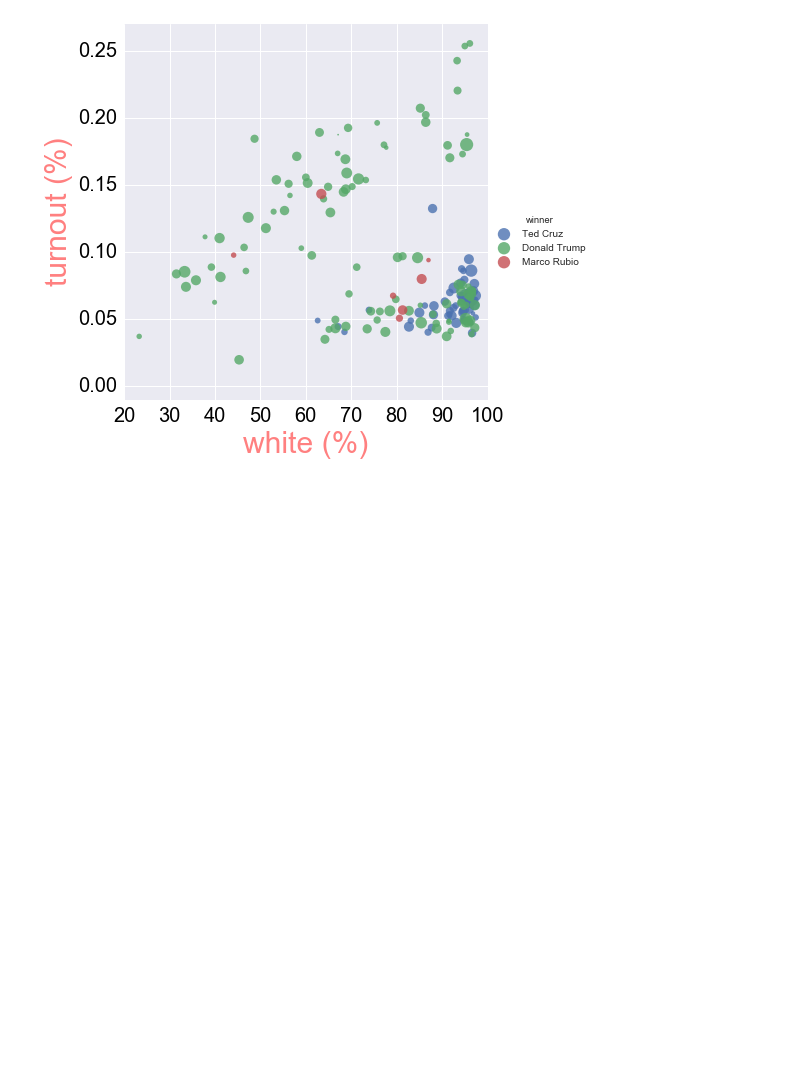
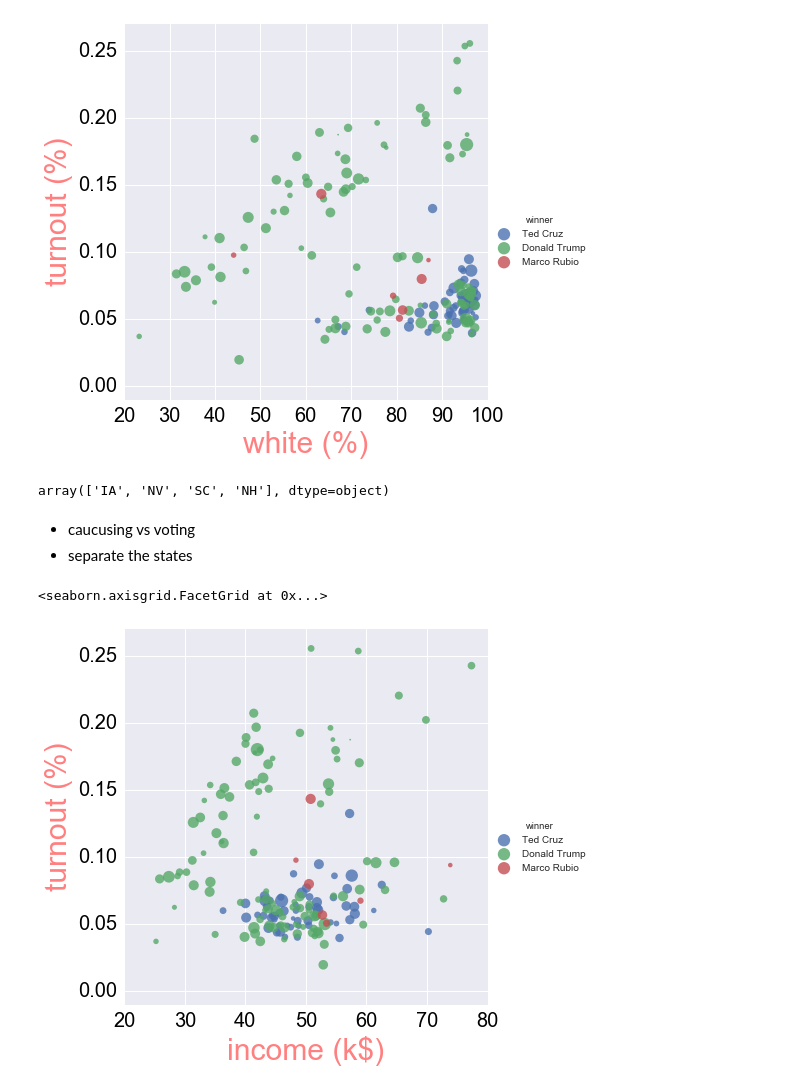
Before and after one commit to amirfz/myPythonProjects, a Jupyter notebook: US_primary_election_2016/US_primary_elections_2016.ipynb, the cells around one changed output. Saved outputs shown, nothing was run; the diff lists cells and outputs as text; code cells hidden in the pictures; blank space fills up the shorter version.

Commit message:
a few more plots added

```diff
--- a/US_primary_election_2016/US_primary_elections_2016.ipynb
+++ b/US_primary_election_2016/US_primary_elections_2016.ipynb
@@ -114,3 +117,21 @@ g.set(xlim=(20, 100), ylim=(-0.01, 0.27))
 # %% [output]
 <seaborn.axisgrid.FacetGrid at 0x...>
 [figure]
+# %%
+availableStates
+# %% [output]
+array(['IA', 'NV', 'SC', 'NH'], dtype=object)
+# %% [markdown]
+* caucusing vs voting
+* separate the states
+# %%
+g = sns.lmplot(x="income", y="turnout", data=allData, hue="winner", ci=False, scatter_kws={'s':markerSize},
+                   size=6, legend_out=True, fit_reg=False)
+for ax in g.axes.flat:
+    ax.tick_params(labelsize=20,labelcolor="black")
+g.set_xlabels("income (k$)", size = 30,color="r",alpha=0.5)
+g.set_ylabels("turnout (%)", size = 30,color="r",alpha=0.5)
+g.set(xlim=(20, 80), ylim=(-0.01, 0.27))
+# %% [output]
+<seaborn.axisgrid.FacetGrid at 0x...>
+[figure, added]
```
Also changed, not shown: parts of 3 cells of this notebook.
